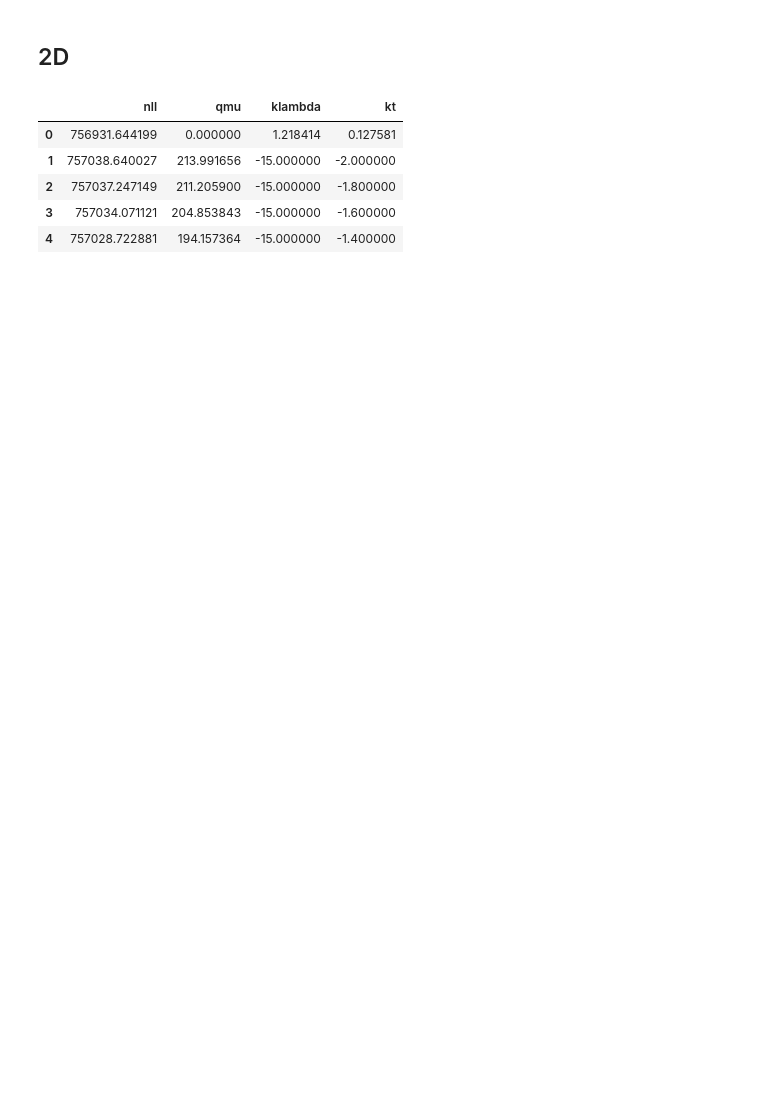
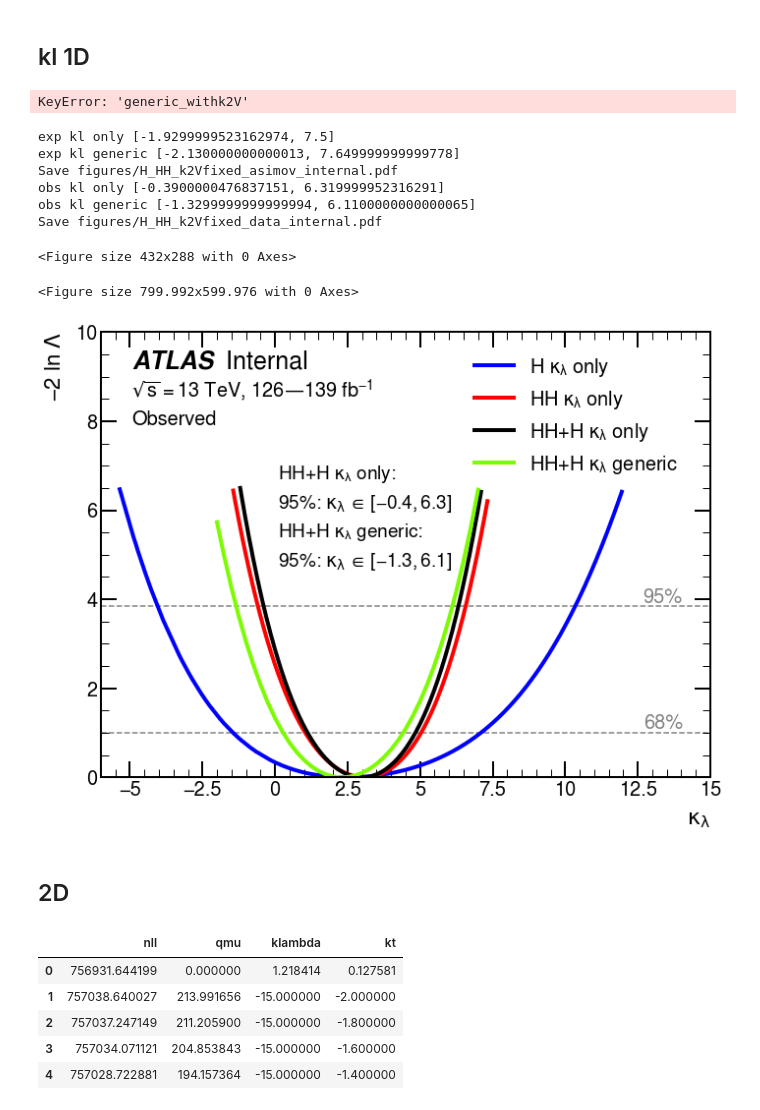
Before and after one commit to dyl64/hh_combination_fw, a Jupyter notebook: tutorials/HHH2022/HHHresults/HHH.ipynb, the cells around one changed output. Cells and saved outputs as stored; diff of their text form; code cells hidden in the pictures; blank space fills up the shorter version.

```diff
--- a/tutorials/HHH2022/HHHresults/HHH.ipynb
+++ b/tutorials/HHH2022/HHHresults/HHH.ipynb
@@ -29 +33,45 @@ from quickstats.utils.common_utils import combine_dict
+# %% [markdown]
+## kl 1D
+# %%
+import uproot
+import pandas as pd
+from pdb import set_trace
+
+def data_loading_lh(job, cut=1000):
+    likelihood_df = {}
+
+    file = uproot.open(f"kl_1D_michigan/nllscan_WS-Comb-k3_{job}.root")
+    for chan in ['singleH', 'diHiggs', 'HHH']:
+        graph_name = {
+            'singleH': 'H k3 only',
+            'diHiggs': 'HH k3 only',
+            'HHH': 'HH+H k3 only',
+            'generic_withk2V': 'HH+H k3 generic',
+        }
+        graph = {'mu': file[graph_name[chan]].all_members['fX'].byteswap().newbyteorder(),
+                     'qmu': file[graph_name[chan]].all_members['fY'].byteswap().newbyteorder()}
+        df_scan = pd.DataFrame(graph)
+        df_scan = df_scan.drop(df_scan[df_scan['qmu']>cut].index)
+        likelihood_df[chan] = df_scan
+
+    file = uproot.open(f"kl_1D_michigan/nllscan_WS-Comb-k3Fixk2V.root")
+    graph_name = f'k3 - k2V=1 ({job})'
+    graph = {'mu': file[graph_name].all_members['fX'].byteswap().newbyteorder(),
+             'qmu': file[graph_name].all_members['fY'].byteswap().newbyteorder()}
+    df_scan = pd.DataFrame(graph)
+    df_scan = df_scan.drop(df_scan[df_scan['qmu']>cut].index)
+    likelihood_df['generic'] = df_scan
+
+#     df_scan = pd.read_csv(f'kl_1D_michigan/generic_{job}_nok2V.csv').rename(columns={'mu': 'mu', 'nll': 'qmu'})
+#     df_scan = df_scan.drop(df_scan[df_scan['qmu']>cut].index)
+#     likelihood_df['generic'] = df_scan
+    return likelihood_df
+
+likelihood_df = {}
+for job in ['exp', 'obs']:
+    likelihood_df[job] = data_loading_lh(job=job, cut=6.5)
+# %%
+likelihood_df['exp']['generic'], likelihood_df['exp']['generic_withk2V']
+# %% [output]
+KeyError: 'generic_withk2V'
 # %%
@@ -80,3 +156,16 @@ from quickstats.utils.common_utils import combine_dict
+# %%
+plot_1D(likelihood_df, job='exp')
+plot_1D(likelihood_df, job='obs')
+# %% [output]
+exp kl only [-1.9299999523162974, 7.5]
+exp kl generic [-2.130000000000013, 7.649999999999778]
+Save figures/H_HH_k2Vfixed_asimov_internal.pdf
+obs kl only [-0.3900000476837151, 6.319999952316291]
+obs kl generic [-1.3299999999999994, 6.1100000000000065]
+Save figures/H_HH_k2Vfixed_data_internal.pdf
+<Figure size 432x288 with 0 Axes>
+<Figure size 799.992x599.976 with 0 Axes>
+[figure, added]
 # %% [markdown]
 ## 2D
 # %%
```
Also changed, not shown: parts of 11 cells of this notebook, 1 other file.
